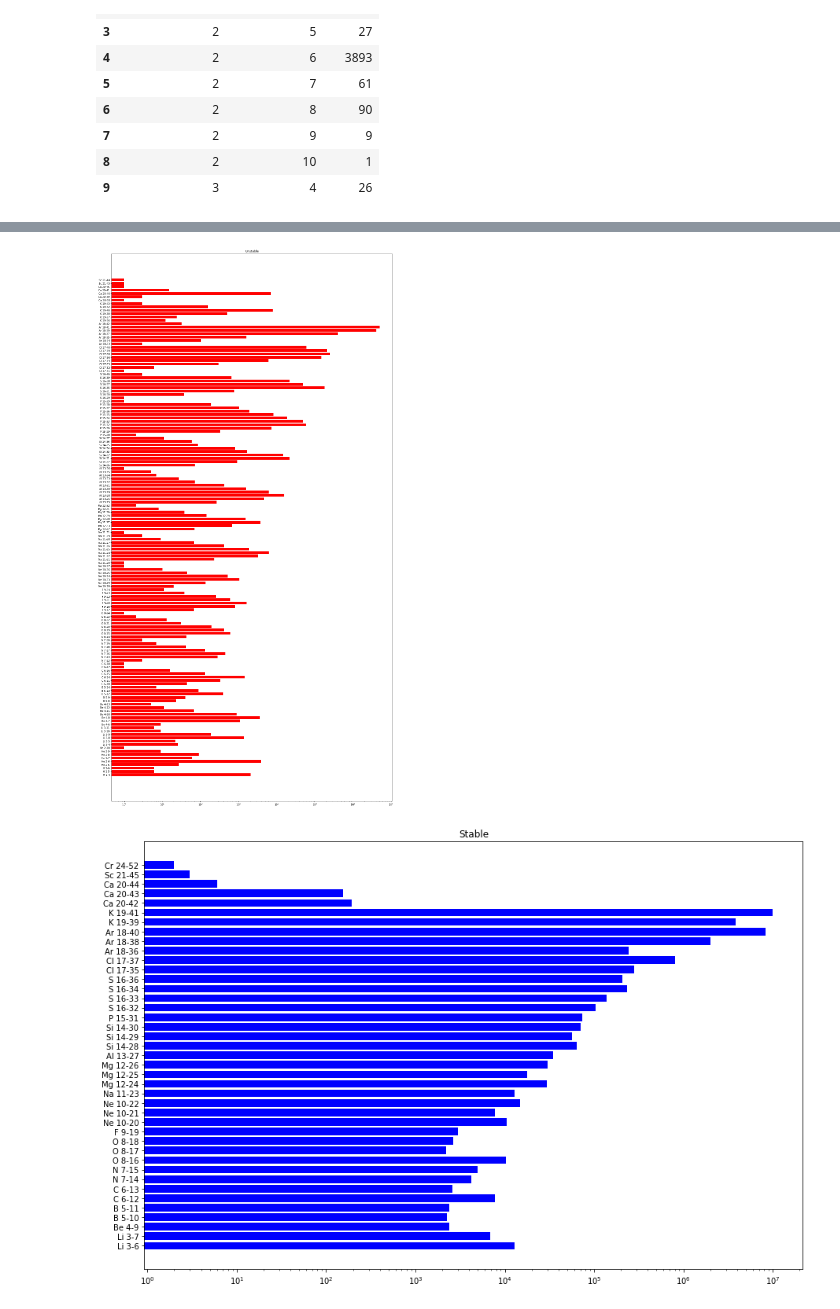
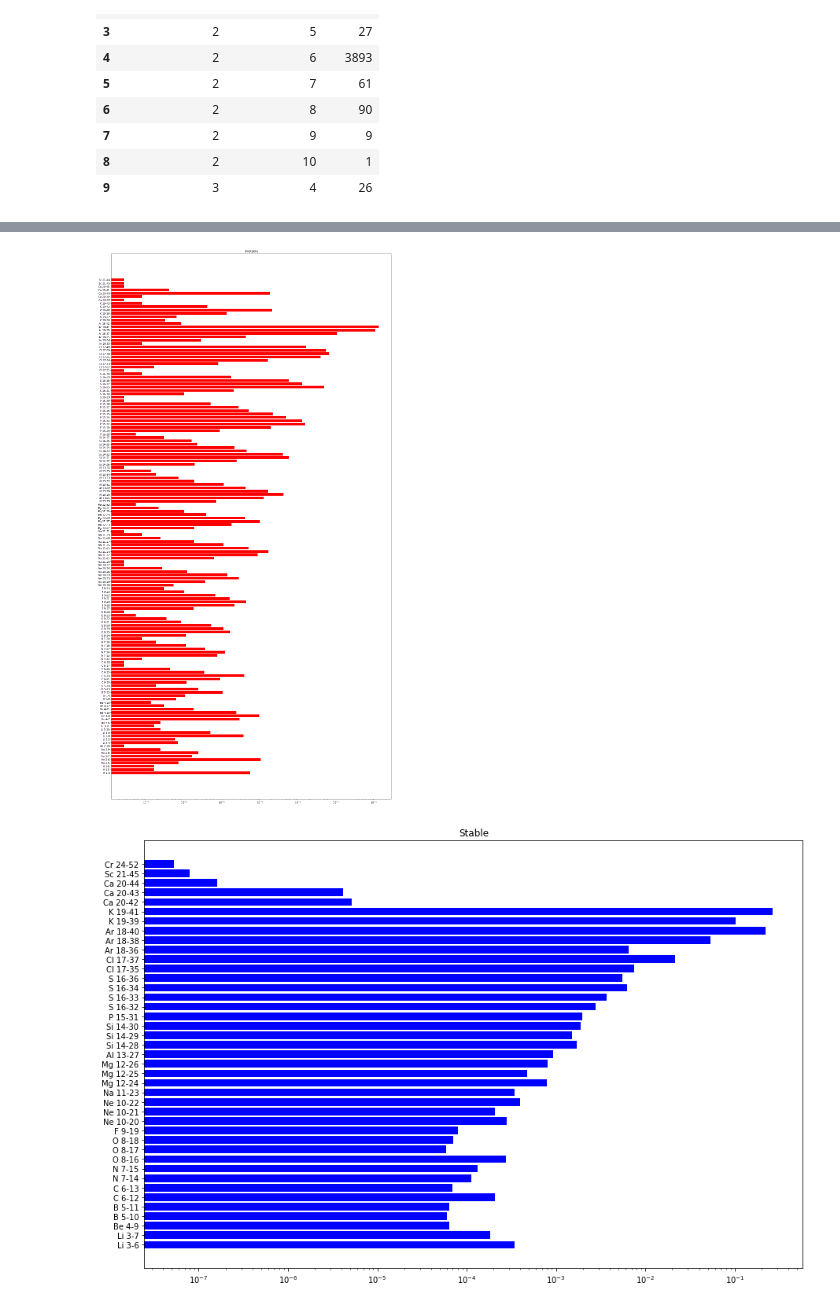
Before and after one commit to TomSB1423/nucleide_data, a Jupyter notebook: notepad.ipynb, the cells around one changed output, grey strips where cells are left out. Drawn from its saved outputs; the diff is of its cells as text; code cells hidden in the pictures.

```diff
--- a/notepad.ipynb
+++ b/notepad.ipynb
@@ -55,9 +69,11 @@ def get_decay_mode(data):
 # Add in isotope data
 df['Symbol'] = df.apply(lambda x: nuc(x['Atomic Number'], x['Mass Number'])["symbol"], axis=1)
 df['Iso Symbol'] = df.apply(lambda x: nuc(x['Atomic Number'], x['Mass Number'])["symbol"] + " " + str(x['Atomic Number']) + "-" + str(x['Mass Number']), axis=1)
+df['Production Yield'] = df.apply(lambda x: x['Counts'] / df['Counts'].sum(), axis=1)
 df['Stable'] = df.apply(lambda x: nuc(x['Atomic Number'], x['Mass Number'])["stable"], axis=1)
 df['Half Life'] = df.apply(lambda x: nuc(x['Atomic Number'], x['Mass Number'])["half-life"], axis=1)
 df['Decay Modes'] = df.apply(lambda x: get_decay_mode(nuc(x['Atomic Number'], x['Mass Number'])["decay modes"]), axis=1)
 df['Plot Colour'] = df.apply(lambda x: "blue" if x['Stable'] else "red", axis=1)
+df = df[["Symbol", "Iso Symbol", "Atomic Number", "Mass Number", "Counts", "Production Yield", "Stable", "Half Life", "Decay Modes", "Plot Colour"]]
 df
 # %% [output]
@@ -79,9 +105,12 @@ df
 figsize=(20,40)
 # Plotting
 fig, ax = plt.subplots(figsize=figsize)
-ax.barh(df.index, df["Counts"], log=True, color=df["Plot Colour"])
+ax.barh(df.index, df["Production Yield"], log=True, color=df["Plot Colour"])
 ax.set_yticklabels(df["Iso Symbol"])
 ax.set_yticks(np.arange(len(df)))
+ax.set_xlabel("Production Yield")
+ax.set_ylabel("Isotope")
+ax.set_title("All Isotopes")
 red_patch = mpatches.Patch(color="red", label="Unstable")
 blue_patch = mpatches.Patch(color="blue", label="Stable")
 ax.legend(handles=[red_patch, blue_patch], loc=0)
@@ -120,20 +149,24 @@ Number of unstable isotopes: 148
 # %%
 # Plot unstable
 fig_un, ax_un = plt.subplots(figsize=figsize)
-ax_un.barh(df_unstable.index, df_unstable["Counts"], log=True, color=df_unstable["Plot Colour"])
+ax_un.barh(df_unstable.index, df_unstable["Production Yield"], log=True, color=df_unstable["Plot Colour"])
 ax_un.set_yticklabels(df_unstable["Iso Symbol"])
 ax_un.set_yticks(np.arange(len(df_unstable)))
+ax.set_xlabel("Production Yield")
+ax.set_ylabel("Isotope")
 ax_un.set_title("Unstable")
 plt.show()
 # %% [output]
-[figure, old version]
+[figure, new version]
 # %%
 # Plot stable
 fig_s, ax_s = plt.subplots(figsize=(15,10))
-ax_s.barh(df_stable.index, df_stable["Counts"], log=True, color=df_stable["Plot Colour"])
+ax_s.barh(df_stable.index, df_stable["Production Yield"], log=True, color=df_stable["Plot Colour"])
 ax_s.set_yticklabels(df_stable["Iso Symbol"])
 ax_s.set_yticks(np.arange(len(df_stable)))
+ax.set_xlabel("Production Yield")
+ax.set_ylabel("Isotope")
 ax_s.set_title("Stable")
 plt.show()
 # %% [output]
-[figure, old version]
+[figure, new version]
```
Also changed, not shown: parts of 5 cells of this notebook.
